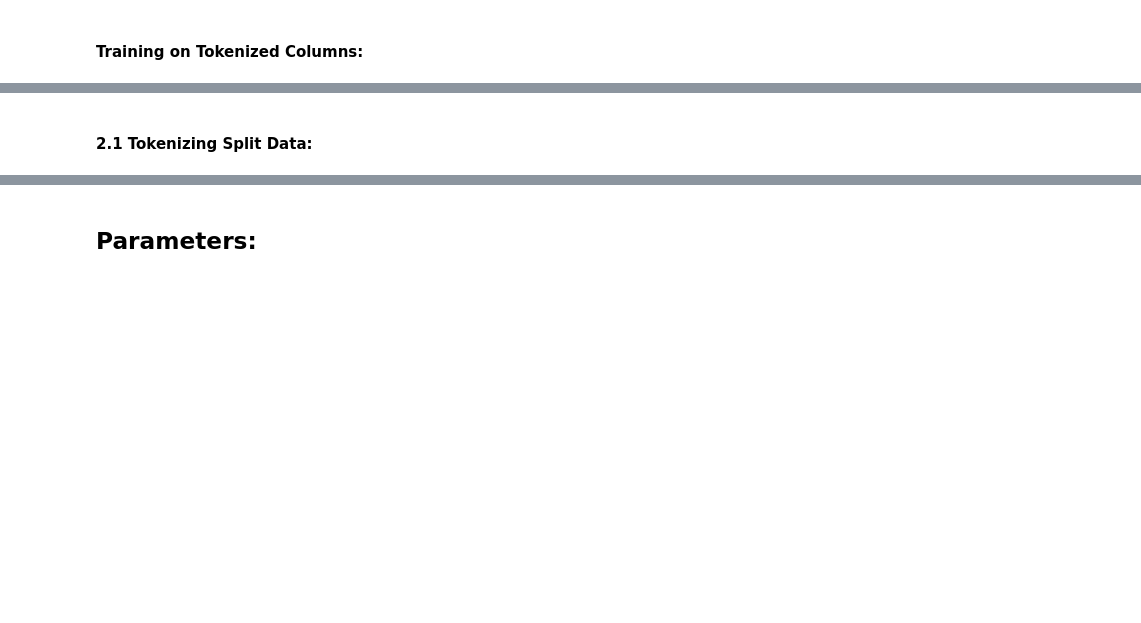
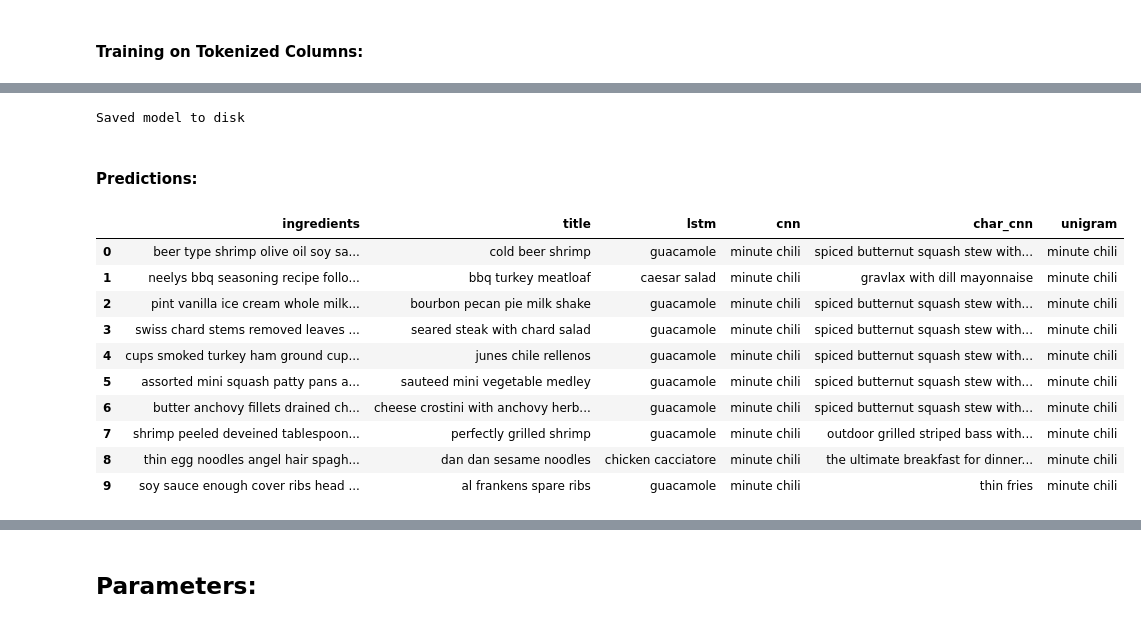
Before and after one commit to CJL89/Recipe_Generator, a Jupyter notebook: Recipe_Creator_Keras.ipynb, the cells around one changed output, grey strips where cells are left out. Saved outputs shown, nothing was run; the diff lists cells and outputs as text; code cells hidden in the pictures; blank space fills up the shorter version.

Commit message:
Comparing multiple models

```diff
--- a/Recipe_Creator_Keras.ipynb
+++ b/Recipe_Creator_Keras.ipynb
@@ -383,0 +553,18 @@ NameError: name 'w2v' is not defined
+# %%
+def create_lstm_model(vocab_size, embedding_size=None, embedding_weights=None):
+    message = layers.Input(shape=(None,), dtype='int32', name='title')
+    embedding = make_embedding('message_vec', vocab_size, embedding_size, embedding_weights)(message)
+
+    lstm_1 = layers.LSTM(units=128, return_sequences=False)(embedding)
+#     lstm_2 = layers.LSTM(units=128, return_sequences=False)(lstm_1)
+    category = layers.Dense(units=len(label_encoder.classes_), activation='softmax')(lstm_1)
+
+    model = models.Model(
+        inputs=[message],
+        outputs=[category],
+    )
+    model.compile(loss='sparse_categorical_crossentropy', optimizer='rmsprop', metrics=['accuracy'])
+    return model
+# %%
+lstm_model = create_lstm_model(VOCAB_SIZE, embedding_weights=w2v)
+lstm_model.summary()
@@ -383,0 +587,3 @@ NameError: name 'w2v' is not defined
+# %%
+lstm_model.fit(training_tokens, training_labels, epochs=10, batch_size=128)
+lstm_model.evaluate(test_tokens, test_labels)
@@ -384,22 +609,42 @@ NameError: name 'w2v' is not defined
+# %%
+# save model and architecture to single file
+lstm_model.save("lstm_model.h5")
+print("Saved model to disk")
+# %% [output]
+Saved model to disk
+# %% [markdown]
+#### Predictions:
 # %%
 predictions = {
-#     'lstm': lstm_model.predict(test_tokens[:100]),
-    'char_cnn': char_cnn_model.predict(test_char_vectors[:100])
-#     'cnn': cnn_model.predict(test_tokens[:100]),
-#     'unigram': unigram_model.predict(test_tokens[:100]),
+    'lstm': lstm_model.predict(test_tokens[:100]),
+    'char_cnn': char_cnn_model.predict(test_char_vectors[:100]),
+    'cnn': cnn_model.predict(test_tokens[:100]),
+    'unigram': unigram_model.predict(test_tokens[:100]),
 }
 # %%
 # Make a dataframe just for test data
 
 pd.options.display.max_colwidth = 128
 test_df = df[training_count:training_count+100].reset_index()
 eval_df = pd.DataFrame({
-    'ingredients_vector': test_df['ingredients_vector'],
-    'true': test_df['title'],
-#     'lstm': [label_encoder.classes_[np.argmax(x)] for x in predictions['lstm']],
-#     'cnn': [label_encoder.classes_[np.argmax(x)] for x in predictions['cnn']],
-    'char_cnn': [label_encoder.classes_[np.argmax(x)] for x in predictions['char_cnn']]
-#     'unigram': [label_encoder.classes_[np.argmax(x)] for x in predictions['unigram']],
+    'ingredients': test_df['ingredients'],
+    'title': test_df['title'],
+    'lstm': [label_encoder.classes_[np.argmax(x)] for x in predictions['lstm']],
+    'cnn': [label_encoder.classes_[np.argmax(x)] for x in predictions['cnn']],
+    'char_cnn': [label_encoder.classes_[np.argmax(x)] for x in predictions['char_cnn']],
+    'unigram': [label_encoder.classes_[np.argmax(x)] for x in predictions['unigram']]
 })
-eval_df = eval_df[['ingredients_vector', 'true', 'char_cnn']]
+eval_df = eval_df[['ingredients', 'title', 'lstm', 'cnn', 'char_cnn', 'unigram']]
 eval_df.head(10)
+# %% [output]
+|  | ingredients | title | lstm | cnn | char_cnn | unigram |
+| 0 | beer type shrimp olive oil soy sa... | cold beer shrimp | guacamole | minute chili | spiced butternut squash stew with... | minute chili |
+| 1 | neelys bbq seasoning recipe follo... | bbq turkey meatloaf | caesar salad | minute chili | gravlax with dill mayonnaise | minute chili |
+| 2 | pint vanilla ice cream whole milk... | bourbon pecan pie milk shake | guacamole | minute chili | spiced butternut squash stew with... | minute chili |
+| 3 | swiss chard stems removed leaves ... | seared steak with chard salad | guacamole | minute chili | spiced butternut squash stew with... | minute chili |
+| 4 | cups smoked turkey ham ground cup... | junes chile rellenos | guacamole | minute chili | spiced butternut squash stew with... | minute chili |
+| 5 | assorted mini squash patty pans a... | sauteed mini vegetable medley | guacamole | minute chili | spiced butternut squash stew with... | minute chili |
+| 6 | butter anchovy fillets drained ch... | cheese crostini with anchovy herb... | guacamole | minute chili | spiced butternut squash stew with... | minute chili |
+| 7 | shrimp peeled deveined tablespoon... | perfectly grilled shrimp | guacamole | minute chili | outdoor grilled striped bass with... | minute chili |
+| 8 | thin egg noodles angel hair spagh... | dan dan sesame noodles | chicken cacciatore | minute chili | the ultimate breakfast for dinner... | minute chili |
+| 9 | soy sauce enough cover ribs head ... | al frankens spare ribs | guacamole | minute chili | thin fries | minute chili |
@@ -414,2 +650,0 @@ num_classes
-# %% [markdown]
-#### 2.1 Tokenizing Split Data:
```
Also changed, not shown: parts of 31 cells of this notebook.
